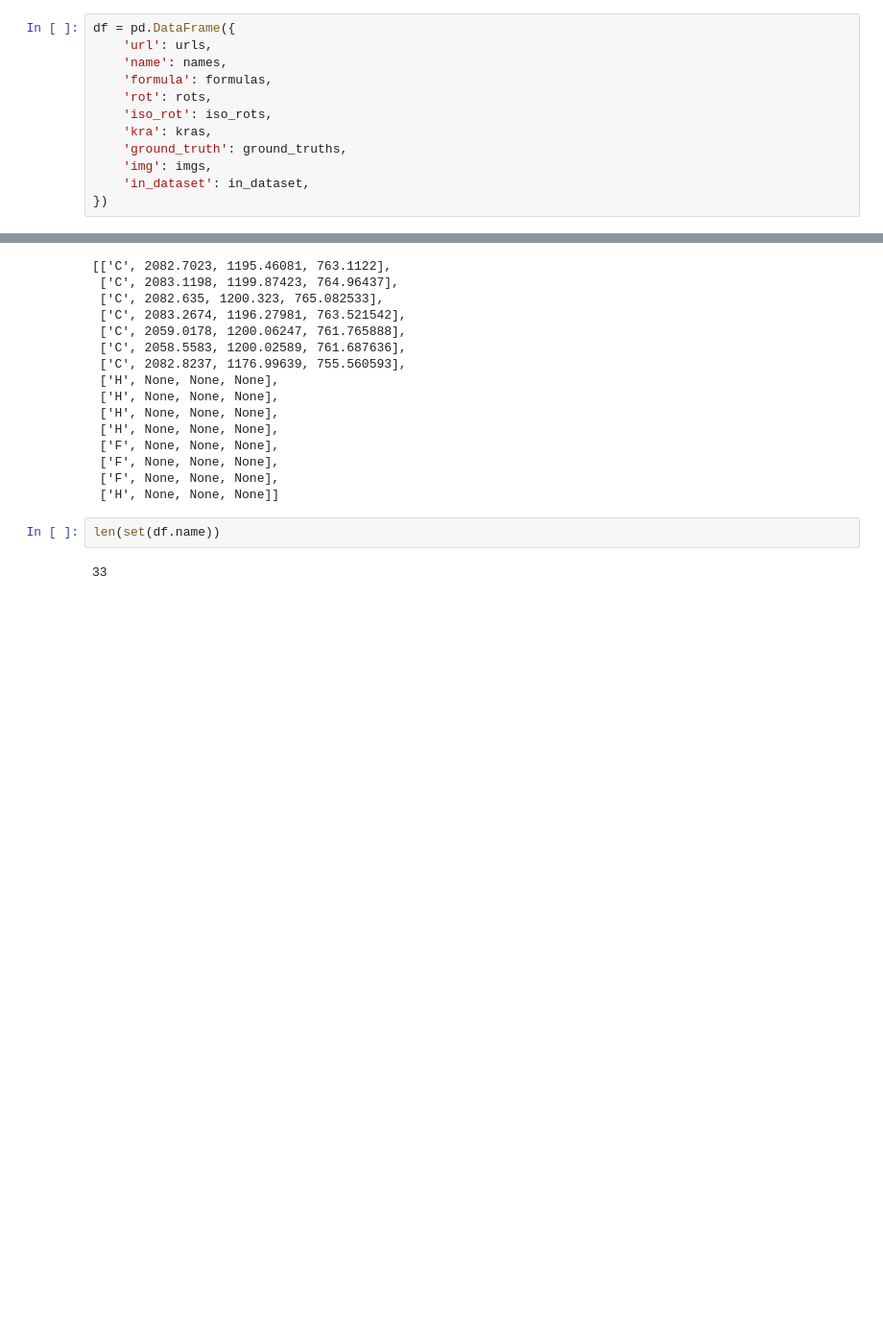
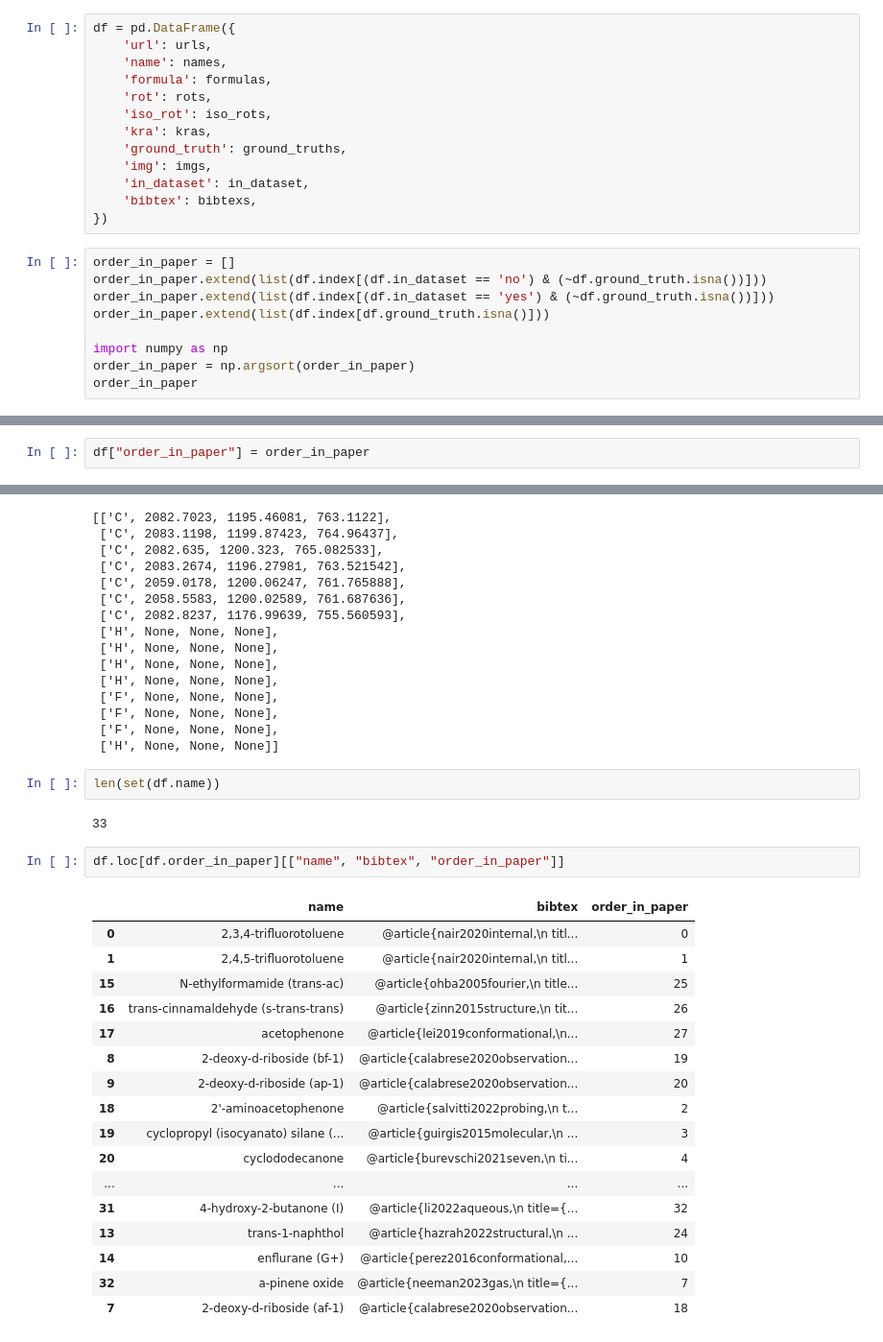
Before and after one commit to aspuru-guzik-group/kreed, a Jupyter notebook: data/literature/data.ipynb, the cells around one changed output, grey strips where cells are left out. Shown at 96% size. Cells and saved outputs as stored; diff of their text form; blank space fills up the shorter version.

```diff
--- a/data/literature/data.ipynb
+++ b/data/literature/data.ipynb
@@ -3196,4 +3439,14 @@ df = pd.DataFrame({
     'ground_truth': ground_truths,
     'img': imgs,
     'in_dataset': in_dataset,
+    'bibtex': bibtexs,
 })
+# %%
+order_in_paper = []
+order_in_paper.extend(list(df.index[(df.in_dataset == 'no') & (~df.ground_truth.isna())]))
+order_in_paper.extend(list(df.index[(df.in_dataset == 'yes') & (~df.ground_truth.isna())]))
+order_in_paper.extend(list(df.index[df.ground_truth.isna()]))
+
+import numpy as np
+order_in_paper = np.argsort(order_in_paper)
+order_in_paper
@@ -3200,3 +3456,5 @@ df = pd.DataFrame({
+# %%
+df["order_in_paper"] = order_in_paper
 # %%
 len(df)
 # %% [output]
@@ -3249,3 +3507,23 @@ eval(pd.read_csv('data.csv').iso_rot[0])
 len(set(df.name))
 # %% [output]
 33
+# %%
+df.loc[df.order_in_paper][["name", "bibtex", "order_in_paper"]]
+# %% [output]
+|  | name | bibtex | order_in_paper |
+| 0 | 2,3,4-trifluorotoluene | @article{nair2020internal,\n titl... | 0 |
+| 1 | 2,4,5-trifluorotoluene | @article{nair2020internal,\n titl... | 1 |
+| 15 | N-ethylformamide (trans-ac) | @article{ohba2005fourier,\n title... | 25 |
+| 16 | trans-cinnamaldehyde (s-trans-trans) | @article{zinn2015structure,\n tit... | 26 |
+| 17 | acetophenone | @article{lei2019conformational,\n... | 27 |
+| 8 | 2-deoxy-d-riboside (bf-1) | @article{calabrese2020observation... | 19 |
+| 9 | 2-deoxy-d-riboside (ap-1) | @article{calabrese2020observation... | 20 |
+| 18 | 2'-aminoacetophenone | @article{salvitti2022probing,\n t... | 2 |
+| 19 | cyclopropyl (isocyanato) silane (... | @article{guirgis2015molecular,\n ... | 3 |
+| 20 | cyclododecanone | @article{burevschi2021seven,\n ti... | 4 |
+| ... | ... | ... | ... |
+| 31 | 4-hydroxy-2-butanone (I) | @article{li2022aqueous,\n title={... | 32 |
+| 13 | trans-1-naphthol | @article{hazrah2022structural,\n ... | 24 |
+| 14 | enflurane (G+) | @article{perez2016conformational,... | 10 |
+| 32 | a-pinene oxide | @article{neeman2023gas,\n title={... | 7 |
+| 7 | 2-deoxy-d-riboside (af-1) | @article{calabrese2020observation... | 18 |
```
Also changed, not shown: parts of 5 cells of this notebook, 1 other file.
